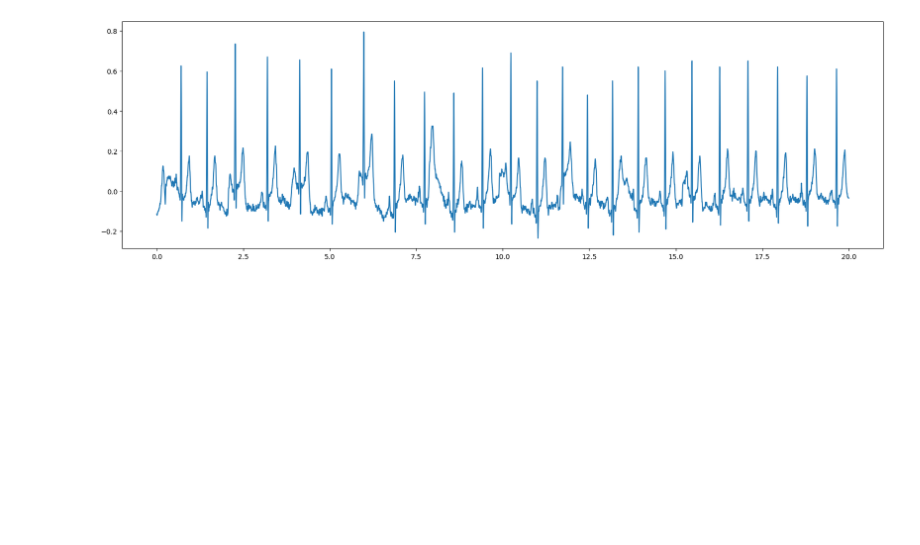
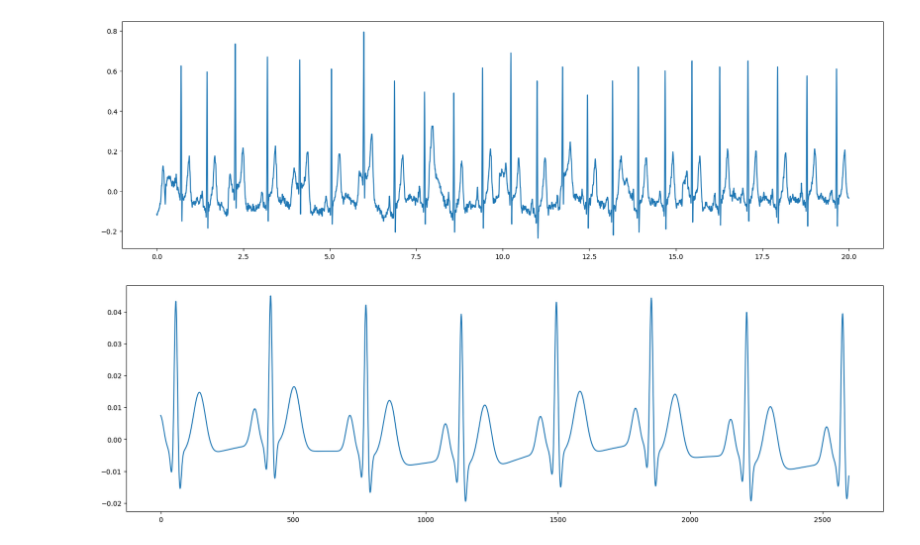
Before and after one commit to TerryBool/ecg_mcsharry, a Jupyter notebook: src/playground.ipynb, the cells around one changed output. Drawn from its saved outputs; the diff is of its cells as text; code cells hidden in the pictures; blank space fills up the shorter version.

```diff
--- a/src/playground.ipynb
+++ b/src/playground.ipynb
@@ -27,3 +25,10 @@ plt.show()
 # %% [output]
 c:\Workspace\ASO2\ecg_mcsharry\Data\Person_01\rec_1
 [figure]
+# %%
+signal = generate_ecg()
+plt.figure(figsize=(20,6))
+plt.plot(signal.y[2][19000:])
+plt.show()
+# %% [output]
+[figure, added]
```
Also changed, not shown: parts of 1 cell of this notebook.
